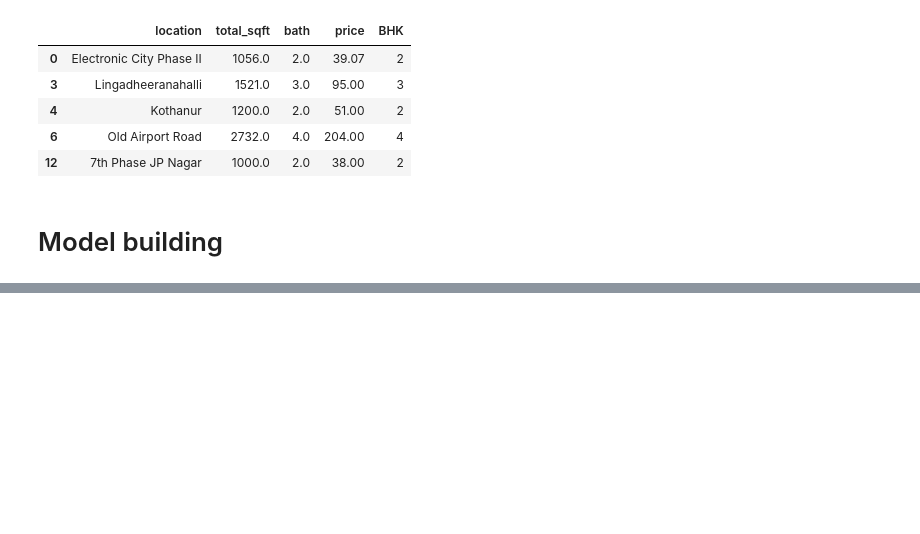
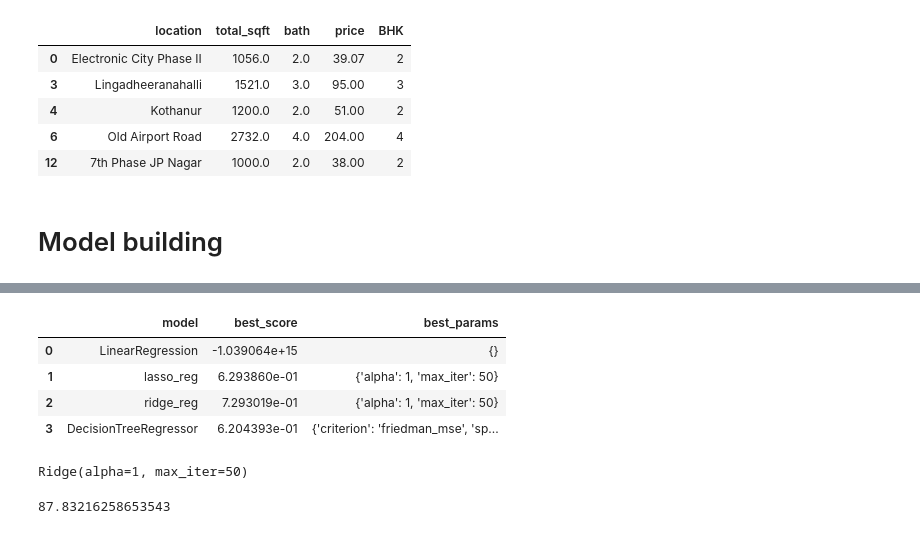
Before and after one commit to YESsPeace/bangalore-property-price-prediction, a Jupyter notebook: ML-model-creating.ipynb, the cells around one changed output, grey strips where cells are left out. Saved outputs shown, nothing was run; the diff lists cells and outputs as text; code cells hidden in the pictures; blank space fills up the shorter version.

```diff
--- a/ML-model-creating.ipynb
+++ b/ML-model-creating.ipynb
@@ -439,0 +460,58 @@ df9.head()
+# %%
+model_params = {
+    'LinearRegression': {
+        'model': LinearRegression(copy_X=True),
+        'params': {
+        }
+    },
+    'lasso_reg': {
+        'model': Lasso(),
+        'params': {
+            'alpha': (1, 2, 25, 50),
+            'max_iter': (50, 100, 150)
+        }
+    },
+    'ridge_reg': {
+        'model': Ridge(),
+        'params': {
+            'alpha': (1, 2, 25, 50),
+            'max_iter': (50, 100, 150)
+        }
+    },
+    'DecisionTreeRegressor': {
+        'model': DecisionTreeRegressor(),
+        'params': {
+            'criterion': ('mse', 'friedman_mse'),
+            'splitter': ('best', 'random')
+        }
+    },
+}
+# %%
+scores = []
+
+for model_name, mp in model_params.items():
+    clf = GridSearchCV(mp['model'], mp['params'], cv=5, return_train_score=False)
+
+    clf.fit(inputs, target)  # training data
+
+    scores.append({
+        'model': model_name,
+        'best_score': clf.best_score_,
+        'best_params': clf.best_params_
+    })
+
+df = pd.DataFrame(scores, columns=['model', 'best_score', 'best_params'])
+df
+# %% [output]
+|  | model | best_score | best_params |
+| 0 | LinearRegression | -1.039064e+15 | {} |
+| 1 | lasso_reg | 6.293860e-01 | {'alpha': 1, 'max_iter': 50} |
+| 2 | ridge_reg | 7.293019e-01 | {'alpha': 1, 'max_iter': 50} |
+| 3 | DecisionTreeRegressor | 6.204393e-01 | {'criterion': 'friedman_mse', 'sp... |
+# %%
+X_train, X_test, y_train, y_test = train_test_split(inputs, target, test_size=0.2)
+
+model = Ridge(alpha=1, max_iter=50)
+model.fit(inputs, target)
+# %% [output]
+Ridge(alpha=1, max_iter=50)
@@ -439,0 +531,4 @@ df9.head()
+# %%
+predict_price('1st Phase JP Nagar', 1000, 2, 2)
+# %% [output]
+87.83216258653543
```
Also changed, not shown: parts of 5 cells of this notebook, 1 other file.
